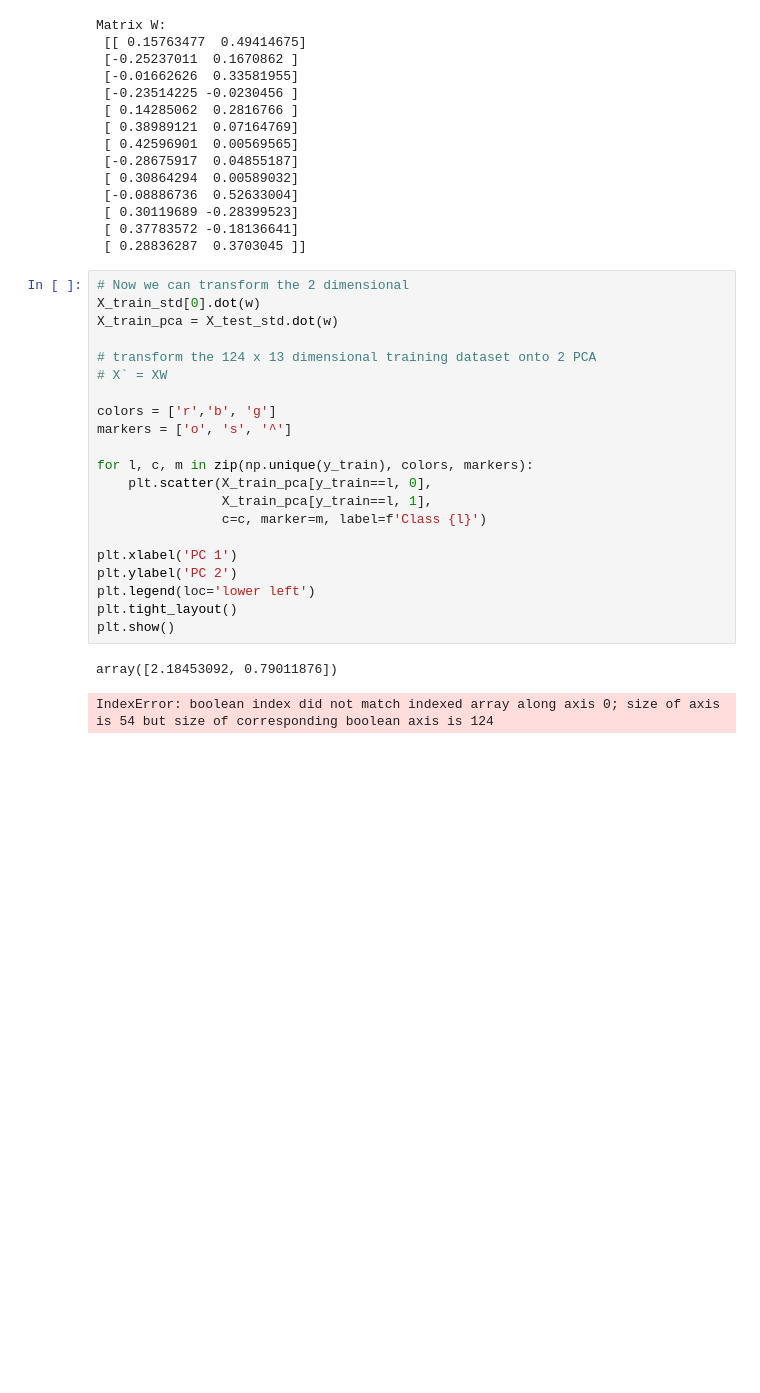
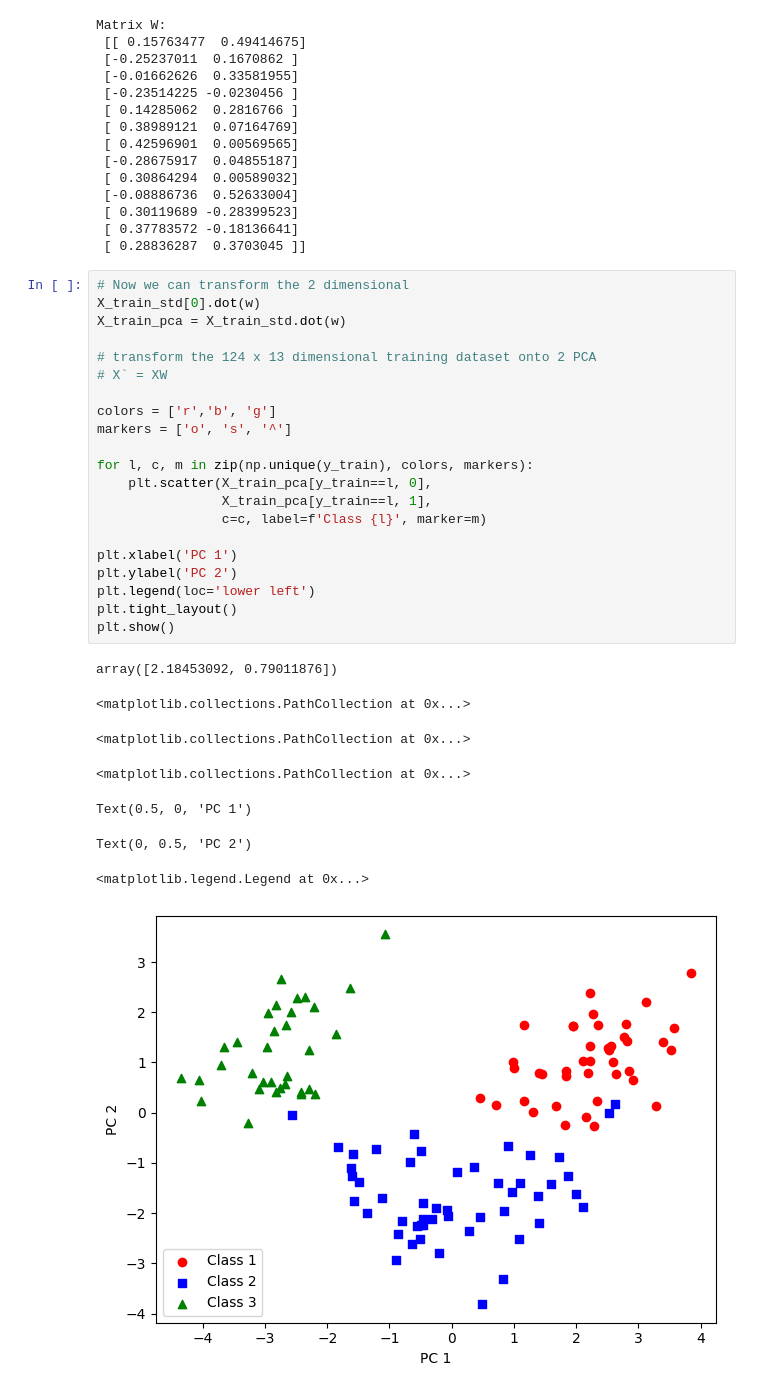
Before and after one commit to MonuSingh16/code-practice-courses-books, a Jupyter notebook: machine-learning-python/ch05-dimensionality-reduction.ipynb, the cells around one changed output. Cells and saved outputs as stored; diff of their text form; blank space fills up the shorter version.

```diff
--- a/machine-learning-python/ch05-dimensionality-reduction.ipynb
+++ b/machine-learning-python/ch05-dimensionality-reduction.ipynb
@@ -100,24 +100,30 @@ Matrix W:
 # %%
 # Now we can transform the 2 dimensional
 X_train_std[0].dot(w)
-X_train_pca = X_test_std.dot(w)
+X_train_pca = X_train_std.dot(w)
 
 # transform the 124 x 13 dimensional training dataset onto 2 PCA
 # X` = XW
 
 colors = ['r','b', 'g']
 markers = ['o', 's', '^']
 
 for l, c, m in zip(np.unique(y_train), colors, markers):
     plt.scatter(X_train_pca[y_train==l, 0],
                 X_train_pca[y_train==l, 1],
-                c=c, marker=m, label=f'Class {l}')
+                c=c, label=f'Class {l}', marker=m)
 
 plt.xlabel('PC 1')
 plt.ylabel('PC 2')
 plt.legend(loc='lower left')
 plt.tight_layout()
 plt.show()
 # %% [output]
 array([2.18453092, 0.79011876])
-IndexError: boolean index did not match indexed array along axis 0; size of axis is 54 but size of corresponding boolean axis is 124
+<matplotlib.collections.PathCollection at 0x...>
+<matplotlib.collections.PathCollection at 0x...>
+<matplotlib.collections.PathCollection at 0x...>
+Text(0.5, 0, 'PC 1')
+Text(0, 0.5, 'PC 2')
+<matplotlib.legend.Legend at 0x...>
+[figure, added]
```
Also changed, not shown: parts of 2 cells of this notebook.
